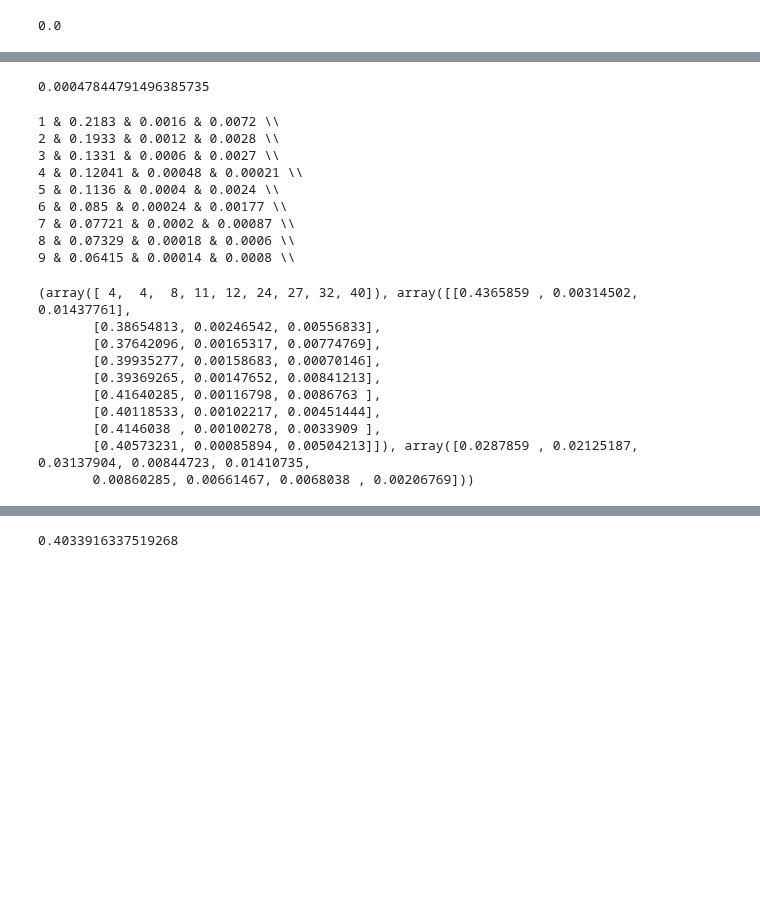
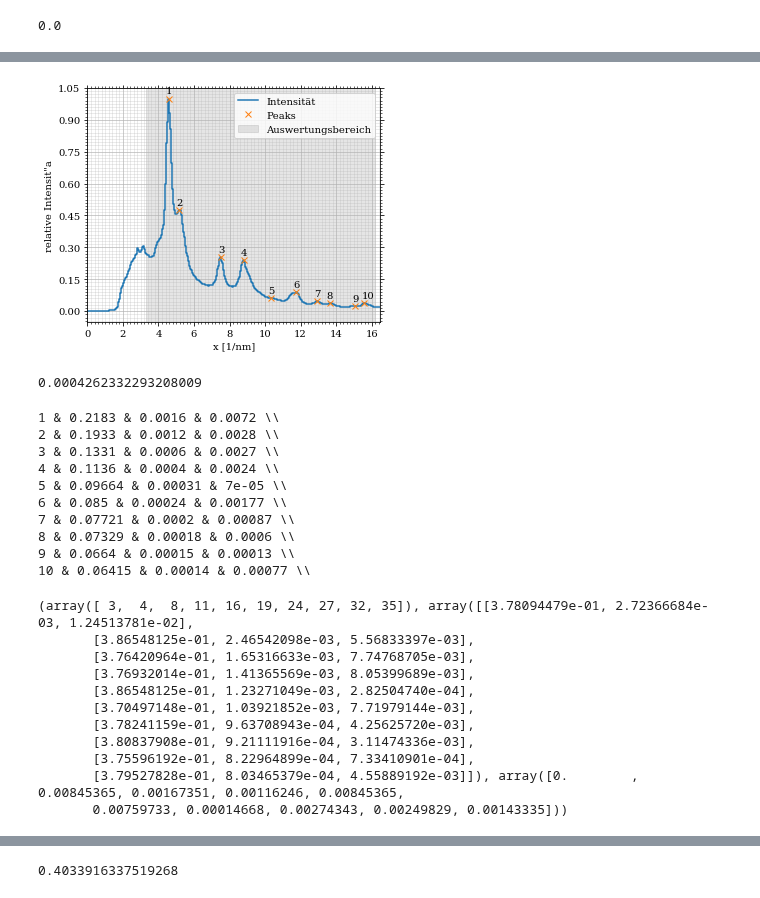
Before and after one commit to vale981/fpraktikum, a Jupyter notebook: tem/auswertung/gold_diffr.ipynb, the cells around one changed output, grey strips where cells are left out. Cells and saved outputs as stored; diff of their text form; code cells hidden in the pictures; blank space fills up the shorter version.

```diff
--- a/tem/auswertung/gold_diffr.ipynb
+++ b/tem/auswertung/gold_diffr.ipynb
@@ -17,36 +18,43 @@ plot_diffr_profile(profile)
 # %%
 #%matplotlib inline
-candidates, d_candidates, sigma_candidates = analyze_diffr_profile(profile, limits=[100, -1], distance=15, prominence=.001, save=('profile', 'gold_diffr'))
+candidates, d_candidates, sigma_candidates \
+    = analyze_diffr_profile(profile, limits=[100, -10],
+                            distance=15, save=('profile', 'gold_diffr'),
+                            chosen_indices=[0,1,3,5,6,7,8,9,10,11])
+# %% [output]
+[figure, added]
 # %%
 d_candidates[3]
 # %% [output]
-0.00047844791496385735
+0.0004262332293208009
 # %%
 print(generate_analysis_table(np.array([candidates, d_candidates, sigma_candidates]).T))
 # %% [output]
 1 & 0.2183 & 0.0016 & 0.0072 \\
 2 & 0.1933 & 0.0012 & 0.0028 \\
 3 & 0.1331 & 0.0006 & 0.0027 \\
-4 & 0.12041 & 0.00048 & 0.00021 \\
-5 & 0.1136 & 0.0004 & 0.0024 \\
+4 & 0.1136 & 0.0004 & 0.0024 \\
+5 & 0.09664 & 0.00031 & 7e-05 \\
 6 & 0.085 & 0.00024 & 0.00177 \\
 7 & 0.07721 & 0.0002 & 0.00087 \\
 8 & 0.07329 & 0.00018 & 0.0006 \\
-9 & 0.06415 & 0.00014 & 0.0008 \\
+9 & 0.0664 & 0.00015 & 0.00013 \\
+10 & 0.06415 & 0.00014 & 0.00077 \\
 # %%
-hypothesis = evaluate_hypothesis(np.array([candidates, d_candidates, sigma_candidates]).T, maximum=80)
+hypothesis = evaluate_hypothesis(np.array([candidates, d_candidates, sigma_candidates]).T, maximum=80, hints=[(5,19)])
 print(hypothesis)
 # %% [output]
-(array([ 4,  4,  8, 11, 12, 24, 27, 32, 40]), array([[0.4365859 , 0.00314502, 0.01437761],
-       [0.38654813, 0.00246542, 0.00556833],
-       [0.37642096, 0.00165317, 0.00774769],
-       [0.39935277, 0.00158683, 0.00070146],
-       [0.39369265, 0.00147652, 0.00841213],
-       [0.41640285, 0.00116798, 0.0086763 ],
-       [0.40118533, 0.00102217, 0.00451444],
-       [0.4146038 , 0.00100278, 0.0033909 ],
-       [0.40573231, 0.00085894, 0.00504213]]), array([0.0287859 , 0.02125187, 0.03137904, 0.00844723, 0.01410735,
-       0.00860285, 0.00661467, 0.0068038 , 0.00206769]))
+(array([ 3,  4,  8, 11, 16, 19, 24, 27, 32, 35]), array([[3.78094479e-01, 2.72366684e-03, 1.24513781e-02],
+       [3.86548125e-01, 2.46542098e-03, 5.56833397e-03],
+       [3.76420964e-01, 1.65316633e-03, 7.74768705e-03],
+       [3.76932014e-01, 1.41365569e-03, 8.05399689e-03],
+       [3.86548125e-01, 1.23271049e-03, 2.82504740e-04],
+       [3.70497148e-01, 1.03921852e-03, 7.71979144e-03],
+       [3.78241159e-01, 9.63708943e-04, 4.25625720e-03],
+       [3.80837908e-01, 9.21111916e-04, 3.11474336e-03],
+       [3.75596192e-01, 8.22964899e-04, 7.33410901e-04],
+       [3.79527828e-01, 8.03465379e-04, 4.55889192e-03]]), array([0.        , 0.00845365, 0.00167351, 0.00116246, 0.00845365,
+       0.00759733, 0.00014668, 0.00274343, 0.00249829, 0.00143335]))
 # %%
 print(generate_hypethsesis_table(*hypothesis))
 # %% [output]
```
Also changed, not shown: parts of 4 cells of this notebook, 5 other files.
